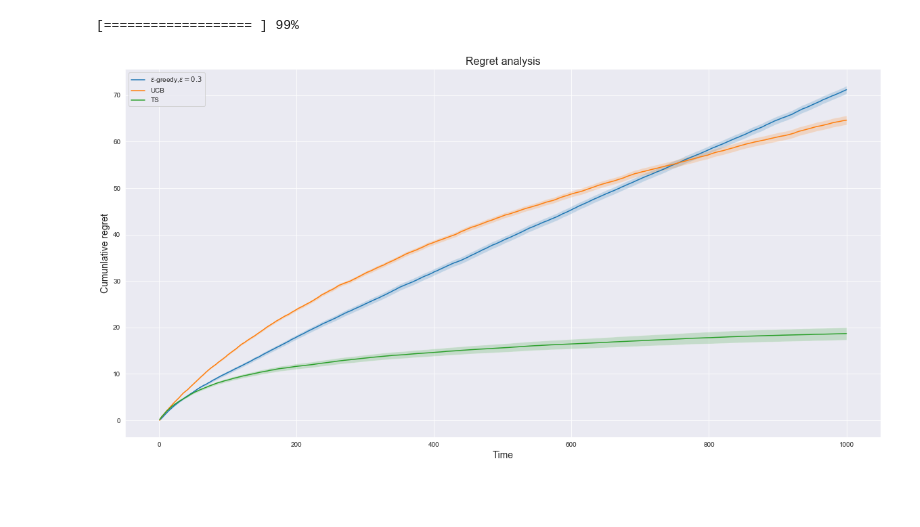
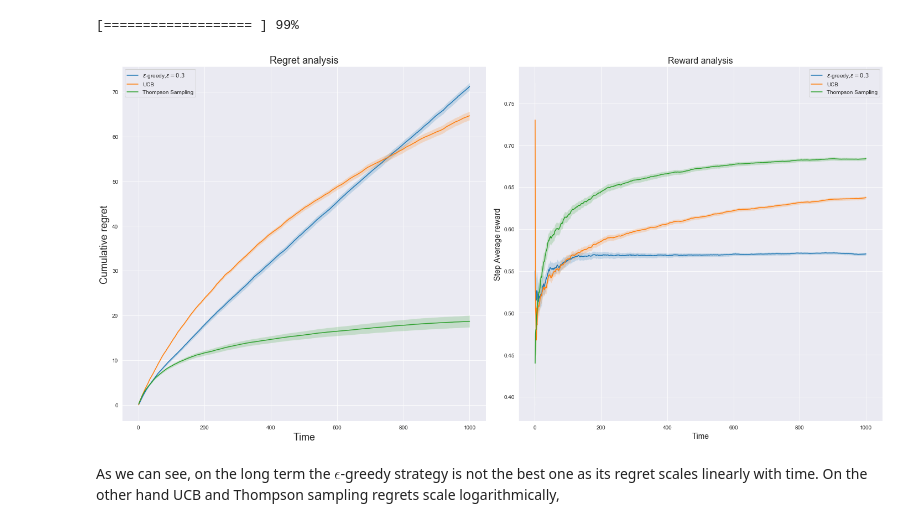
Before and after one commit to Fracappo87/RL, a Jupyter notebook: examples/K-armed_bandit_algorithms.ipynb, the cells around one changed output. Drawn from its saved outputs; the diff is of its cells as text; code cells hidden in the pictures; blank space fills up the shorter version.

Commit message:
regret analysis completed

```diff
--- a/examples/K-armed_bandit_algorithms.ipynb
+++ b/examples/K-armed_bandit_algorithms.ipynb
@@ -736,30 +705,47 @@ rewards = np.array([.7,.3,.55,.4])
 n_experiments = 100
 number_of_trials = 1000
 # %%
-egreddy_reg_avg,egreddy_reg_std = regret_analysis(n_experiments,number_of_trials,rewards,BernoulliEGreedy,epsilon=0.3, init_probas=np.array([.5,.5,.5,.5]))
+egreddy_reg_avg,egreddy_reg_std,egreddy_rew_avg,egreddy_rew_std = regret_analysis(n_experiments,number_of_trials,rewards,BernoulliEGreedy,epsilon=0.3, init_probas=np.array([.5,.5,.5,.5]))
 # %% [output]
 [=================== ] 99%
 # %%
-ucb_reg_avg,ucb_reg_std= regret_analysis(n_experiments,number_of_trials,rewards,BernoulliUCB)
+ucb_reg_avg,ucb_reg_std,ucb_rew_avg,ucb_rew_std= regret_analysis(n_experiments,number_of_trials,rewards,BernoulliUCB)
 # %% [output]
 [=================== ] 99%
 # %%
-ts_reg_avg,ts_reg_std = regret_analysis(n_experiments,number_of_trials,rewards,BernoulliTS,prior_alphas=np.array([1,1,1,1]), prior_betas=np.array([1,1,1,1]))
+ts_reg_avg,ts_reg_std,ts_rew_avg,ts_rew_std = regret_analysis(n_experiments,number_of_trials,rewards,BernoulliTS,prior_alphas=np.array([1,1,1,1]), prior_betas=np.array([1,1,1,1]))
 # %% [output]
 [=================== ] 99%
 # %%
-plt.figure(figsize=(20,10))
+fig, (ax1, ax2) = plt.subplots(1,2, figsize=(20,10))
+
 xpoints = range(1,number_of_trials+1)
-plt.plot(xpoints,egreddy_reg_avg,label='$\epsilon$-greedy,$\epsilon=0.3$')
-plt.fill_between(xpoints,egreddy_reg_avg+egreddy_reg_std,egreddy_reg_avg-egreddy_reg_std,alpha=0.2)
-plt.plot(xpoints,ucb_reg_avg,label='UCB')
-plt.fill_between(xpoints,ucb_reg_avg+ucb_reg_std,ucb_reg_avg-ucb_reg_std,alpha=0.2)
-plt.plot(xpoints,ts_reg_avg,label='TS')
-plt.fill_between(xpoints,ts_reg_avg+ts_reg_std,ts_reg_avg-ts_reg_std,alpha=0.2)
-plt.ylabel('Cumunlative regret',fontsize=14)
-plt.xlabel('Time',fontsize=14)
-plt.title('Regret analysis',fontsize=16)
-plt.legend()
+ax1.plot(xpoints,egreddy_reg_avg,label='$\epsilon$-greedy,$\epsilon=0.3$')
+ax1.fill_between(xpoints,egreddy_reg_avg+egreddy_reg_std,egreddy_reg_avg-egreddy_reg_std,alpha=0.2)
+ax1.plot(xpoints,ucb_reg_avg,label='UCB')
+ax1.fill_between(xpoints,ucb_reg_avg+ucb_reg_std,ucb_reg_avg-ucb_reg_std,alpha=0.2)
+ax1.plot(xpoints,ts_reg_avg,label='Thompson Sampling')
+ax1.fill_between(xpoints,ts_reg_avg+ts_reg_std,ts_reg_avg-ts_reg_std,alpha=0.2)
+ax1.set_ylabel('Cumulative regret',fontsize=18)
+ax1.set_xlabel('Time',fontsize=18)
+ax1.set_title('Regret analysis',fontsize=18)
+ax1.legend()
+
+ax2.plot(xpoints,egreddy_rew_avg/xpoints,label='$\epsilon$-greedy,$\epsilon=0.3$')
+ax2.fill_between(xpoints,(egreddy_rew_avg+egreddy_rew_std)/xpoints,(egreddy_rew_avg-egreddy_rew_std)/xpoints,alpha=0.2)
+ax2.plot(xpoints,ucb_rew_avg/xpoints,label='UCB')
+ax2.fill_between(xpoints,(ucb_rew_avg+ucb_rew_std)/xpoints,(ucb_rew_avg-ucb_rew_std)/xpoints,alpha=0.2)
+ax2.plot(xpoints,ts_rew_avg/xpoints,label='Thompson Sampling')
+ax2.fill_between(xpoints,(ts_rew_avg+ts_rew_std)/xpoints,(ts_rew_avg-ts_rew_std)/xpoints,alpha=0.2)
+ax2.set_ylabel('Step Average reward',fontsize=14)
+ax2.set_xlabel('Time',fontsize=14)
+ax2.set_title('Reward analysis',fontsize=16)
+ax2.legend()
+
+plt.tight_layout()
 plt.show()
 # %% [output]
-[figure, old version]
+[figure, new version]
+# %% [markdown]
+As we can see, on the long term the $\epsilon$-greedy strategy is not the best one as its regret scales linearly with time.
+On the other hand UCB and Thompson sampling regrets scale logarithmically,
```
Also changed, not shown: parts of 4 cells of this notebook, 1 other file.
